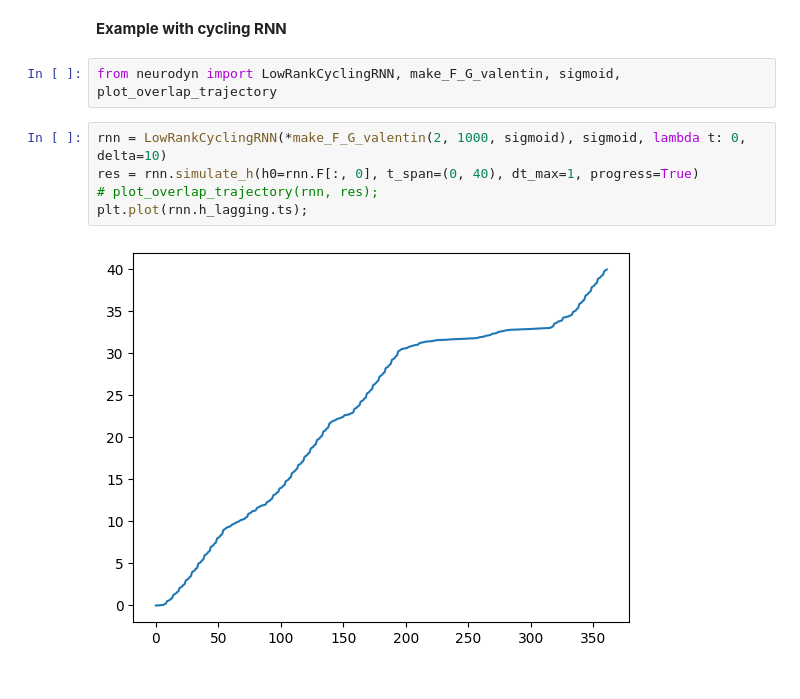
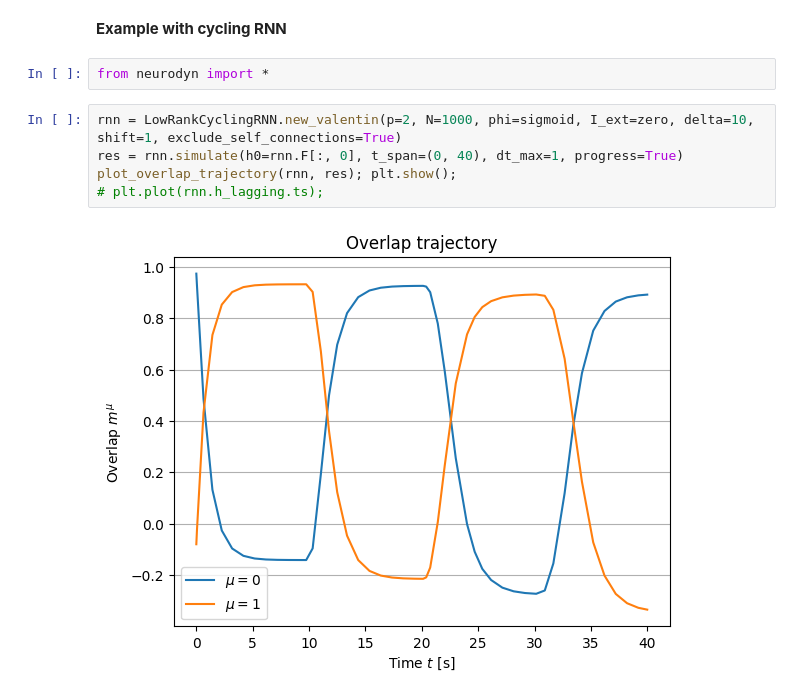
Before and after one commit to ninivert/lcnthesis, a Jupyter notebook: notebooks/lagging_demo.ipynb, the cells around one changed output. Saved outputs shown, nothing was run; the diff lists cells and outputs as text.

Commit message:
patched the laggingfunction,,, againn

```diff
--- a/notebooks/lagging_demo.ipynb
+++ b/notebooks/lagging_demo.ipynb
@@ -146,11 +92,11 @@ plt.plot(ts);
 # %% [markdown]
 **Example with cycling RNN**
 # %%
-from neurodyn import LowRankCyclingRNN, make_F_G_valentin, sigmoid, plot_overlap_trajectory
+from neurodyn import *
 # %%
-rnn = LowRankCyclingRNN(*make_F_G_valentin(2, 1000, sigmoid), sigmoid, lambda t: 0, delta=10)
-res = rnn.simulate_h(h0=rnn.F[:, 0], t_span=(0, 40), dt_max=1, progress=True)
-# plot_overlap_trajectory(rnn, res);
-plt.plot(rnn.h_lagging.ts);
+rnn = LowRankCyclingRNN.new_valentin(p=2, N=1000, phi=sigmoid, I_ext=zero, delta=10, shift=1, exclude_self_connections=True)
+res = rnn.simulate(h0=rnn.F[:, 0], t_span=(0, 40), dt_max=1, progress=True)
+plot_overlap_trajectory(rnn, res); plt.show();
+# plt.plot(rnn.h_lagging.ts);
 # %% [output]
-[figure, old version]
+[figure, new version]
```
Also changed, not shown: parts of 4 cells of this notebook, 2 other files.
